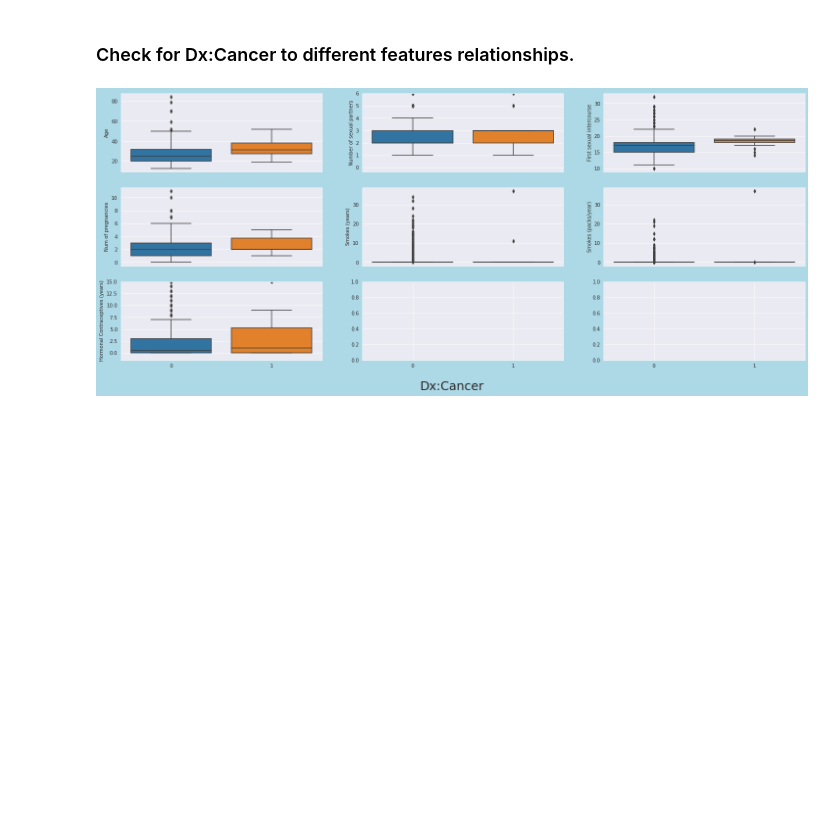
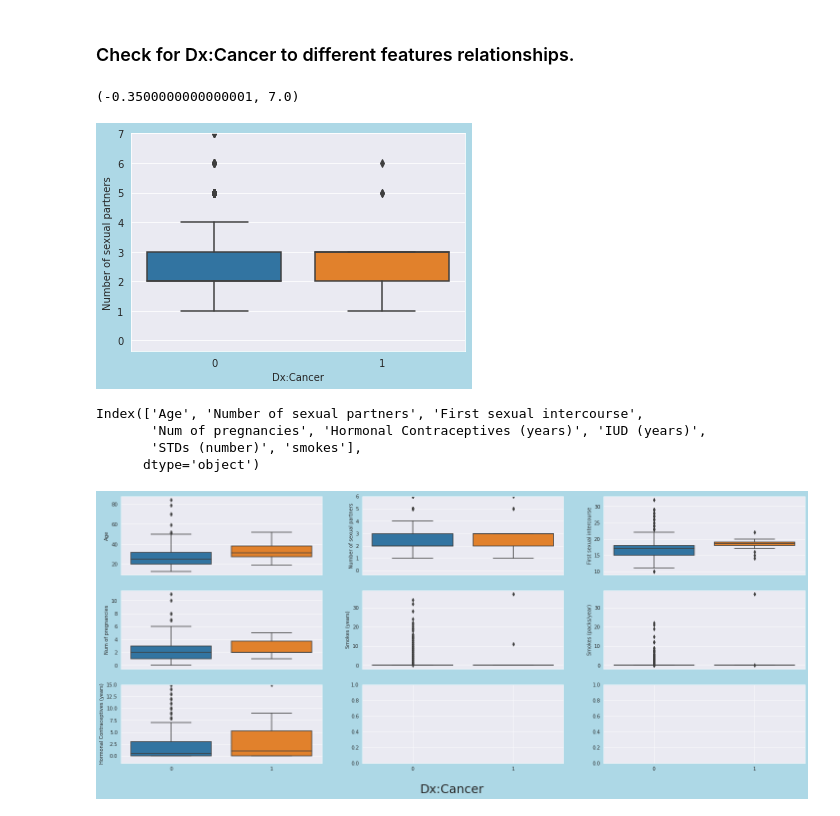
Before and after one commit to james811223/Cervical-Cancer-Prediction, a Jupyter notebook: Cervical_Cancer_Risk_Analysis.ipynb, the cells around one changed output. Cells and saved outputs as stored; diff of their text form; code cells hidden in the pictures; blank space fills up the shorter version.

```diff
--- a/Cervical_Cancer_Risk_Analysis.ipynb
+++ b/Cervical_Cancer_Risk_Analysis.ipynb
@@ -169,6 +169,18 @@ p = plt.ylabel('')
 During modeling, we might need to try dealing with outliers.
 # %% [markdown]
 ### Check for Dx:Cancer to different features relationships.
+# %%
+sns.boxplot('Dx:Cancer', 'Number of sexual partners', data = df_raw);plt.ylim(top=7)
+# %% [output]
+(-0.3500000000000001, 7.0)
+[figure, added]
+# %%
+X_train.columns
+# %% [output]
+Index(['Age', 'Number of sexual partners', 'First sexual intercourse',
+       'Num of pregnancies', 'Hormonal Contraceptives (years)', 'IUD (years)',
+       'STDs (number)', 'smokes'],
+      dtype='object')
 # %%
 fig, axs = plt.subplots(3, 3, sharex = 1 == 1, figsize = (25, 10))
 axs = axs.flatten()
```
Also changed, not shown: parts of 4 cells of this notebook.
